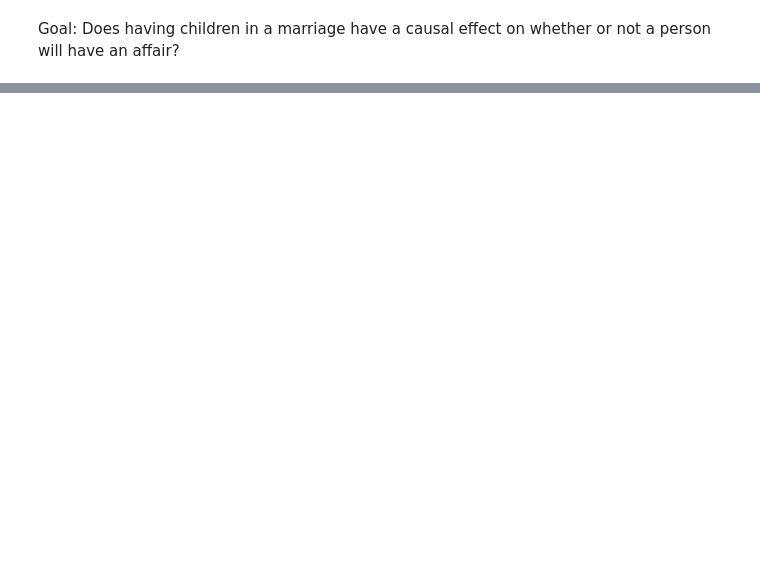
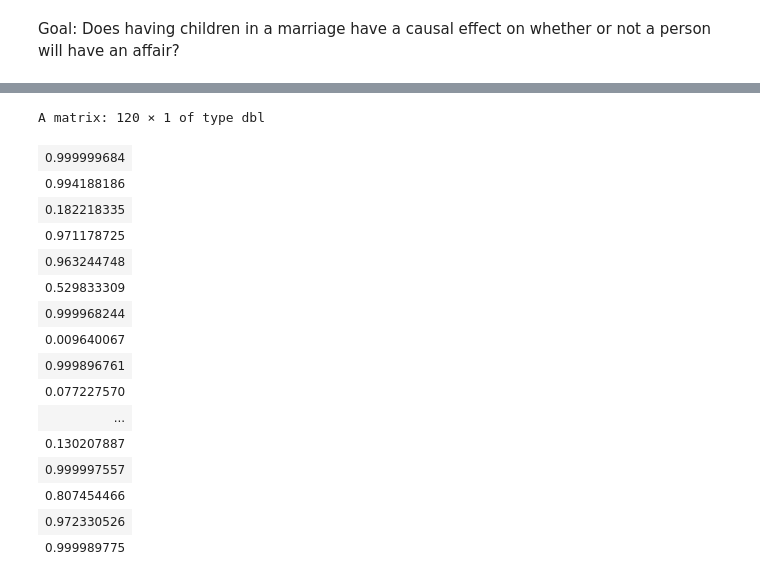
Before and after one commit to eghaymore/sim, a Jupyter notebook: G-comp.ipynb, the cells around one changed output, grey strips where cells are left out. Saved outputs shown, nothing was run; the diff lists cells and outputs as text; code cells hidden in the pictures; blank space fills up the shorter version.

```diff
--- a/G-comp.ipynb
+++ b/G-comp.ipynb
@@ -42,0 +65,24 @@ Usage:
+# %%
+# Is R useless or is there a way to do matrix ops on dataframes?
+# try prediction
+pred = test %*% weights
+pred = h(pred)
+pred
+# %% [output]
+A matrix: 120 × 1 of type dbl
+| 0.999999684 |
+| 0.994188186 |
+| 0.182218335 |
+| 0.971178725 |
+| 0.963244748 |
+| 0.529833309 |
+| 0.999968244 |
+| 0.009640067 |
+| 0.999896761 |
+| 0.077227570 |
+| ... |
+| 0.130207887 |
+| 0.999997557 |
+| 0.807454466 |
+| 0.972330526 |
+| 0.999989775 |
```
Also changed, not shown: parts of 7 cells of this notebook.
